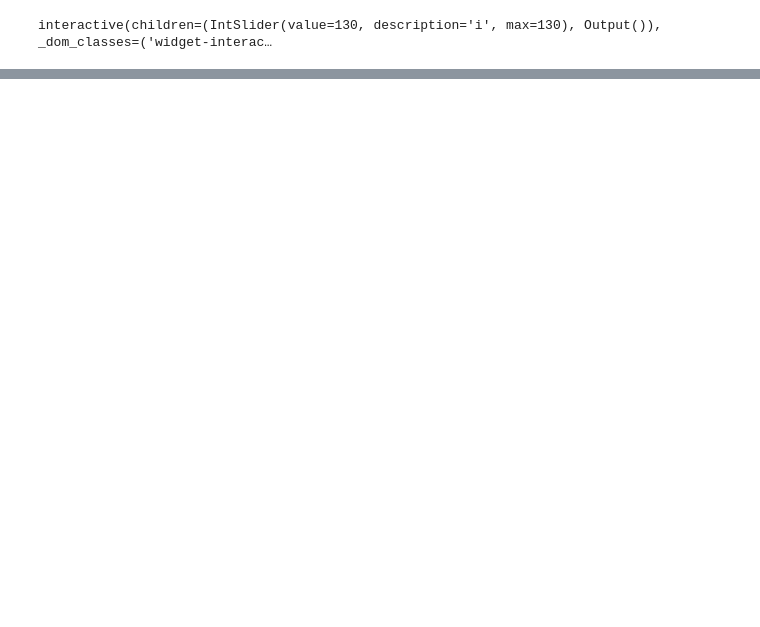
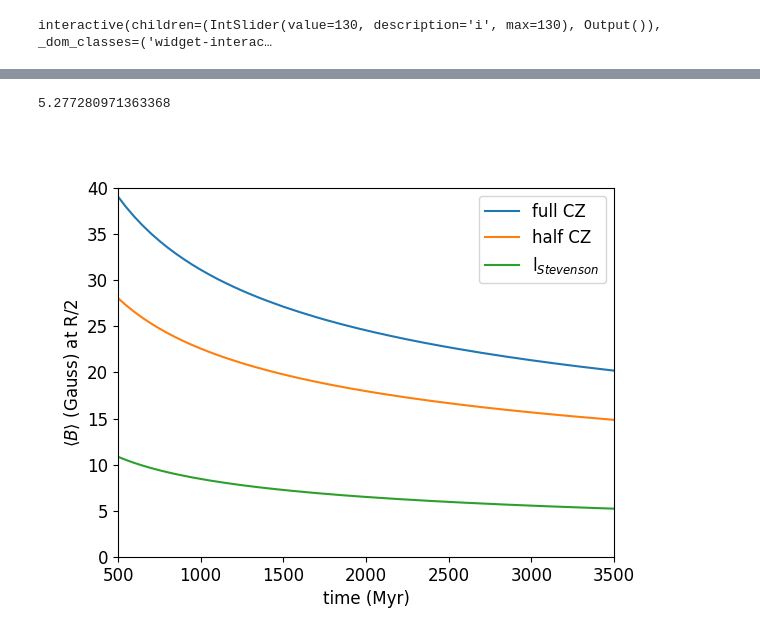
Before and after one commit to olwenrering/Gas-Dynamics-Project, a Jupyter notebook: test.ipynb, the cells around one changed output, grey strips where cells are left out. Drawn from its saved outputs; the diff is of its cells as text; code cells hidden in the pictures; blank space fills up the shorter version.

```diff
--- a/test.ipynb
+++ b/test.ipynb
@@ -440,0 +674,59 @@ B_time
+# %%
+def compute_B_half_RB(model, i):
+    c = 0.63
+    T = model.var[i][2]
+    rho = model.var[i][4]
+    model.calc_vconv('osc', i=i)
+    mask = np.zeros(len(T), dtype='int')
+    mask[index_top:index_plots] = int(1)
+    mask = mask.astype(bool)
+    rho_avg = np.mean(rho[mask])
+    qc_0 = mdl.Fconv[mask][0]
+    dr = model.var[i][0]#[mask]
+    mask_2 = np.where(model.Fconv[mask] > 0)
+    R_tot = model.var[i][0][0]
+    #print(R_tot)
+    #r = ((model.var[i][0])/(R_tot))
+    index = np.where(np.abs(T - T[-1]/2.78) < 100)
+    #print(len(index[0]))
+    if len(index[0]) == 0:
+        index = np.where(np.abs(T - T[-1]/2.78) < 300)
+    #H_T_obs = dr[index][0]
+    H_T_obs = H_T_array[mask][mask_2]
+    #print(H_T_obs)
+    V = (4/3)*np.pi*(R_tot)**3
+    dF = (model.Fconv[mask][mask_2]*lmix_RB(model,i)[mask][mask_2]/(qc_0*H_T_obs))**(2/3)*(rho[mask][mask_2]/rho_avg)**(1/3)*4*np.pi*dr[mask][mask_2]**2
+    mask_3 = np.where(dF > 0)
+    F = np.trapezoid(dF[mask_3][::-1], dr[mask][mask_2][mask_3][::-1]) / V
+    #F= np.trapz(dF[mask_3][::-1], dr[mask_2][mask_3][::-1]) / V
+    #print(f"F = {F}")
+    B = np.sqrt(2*c*F*rho_avg**(1/3)*qc_0**(2/3))
+    return B
+
+print(compute_B_half_RB(mdl, end))
+# %% [output]
+5.277280971363368
+# %%
+B_time = []
+B_half_time = []
+B_RB_time = []
+for i in range(len(np.array(mdl.glob)[:,10])):
+    B_time.append(compute_B(mdl, i))
+    B_half_time.append(compute_B_half(mdl, i))
+    B_RB_time.append(compute_B_half_RB(mdl, i))
+# %%
+plt.figure()
+time = np.array(mdl.glob)[:,10]
+plt.plot(time, B_time, label='full CZ')
+plt.plot(time, B_half_time, label='half CZ')
+plt.plot(time, B_RB_time, label=r'l$_{Stevenson}$')
+plt.xlabel('time (Myr)')
+plt.ylabel(r'$\langle B \rangle$ (Gauss) at R/2')
+#plt.yscale('log')
+plt.legend()
+plt.xlim(500, 3500)
+plt.ylim(0,40)
+#plt.savefig('B_time_Jup.pdf', format='pdf')
+plt.show()
+# %% [output]
+[figure, added]
```
Also changed, not shown: parts of 43 cells of this notebook, 10 other files.
